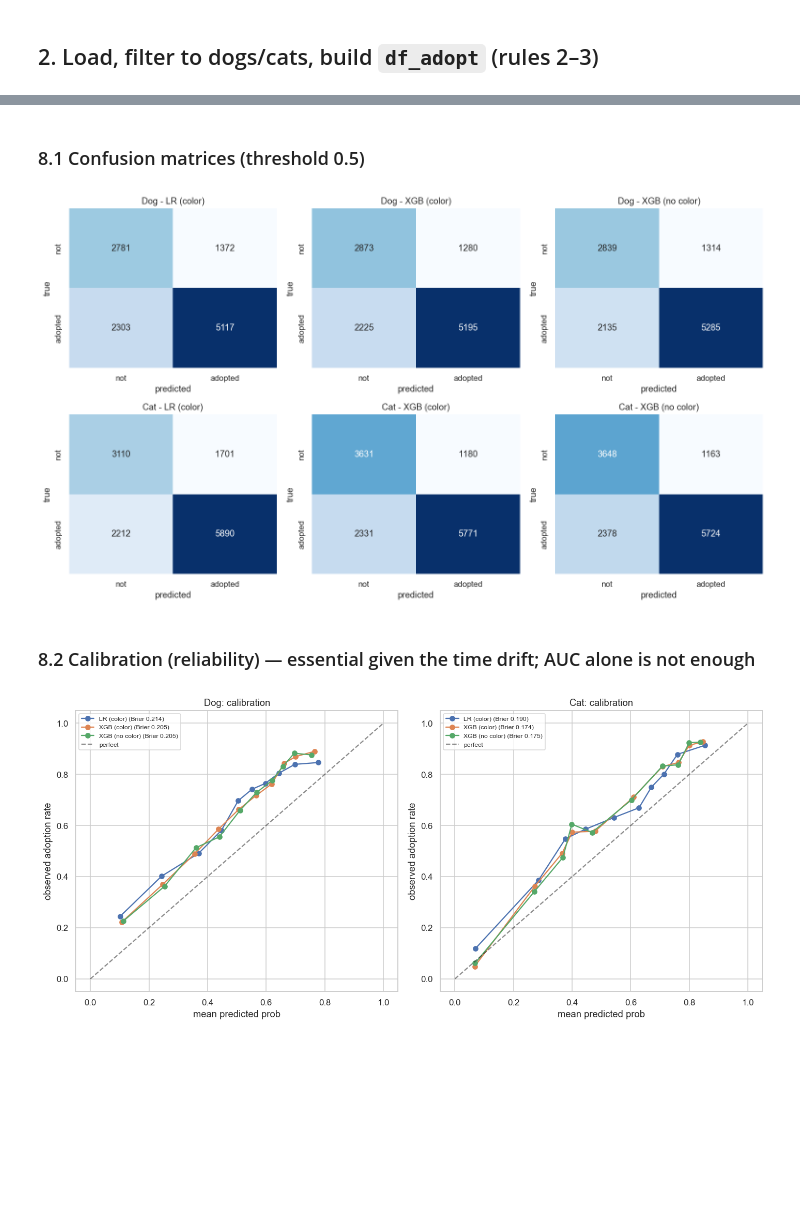
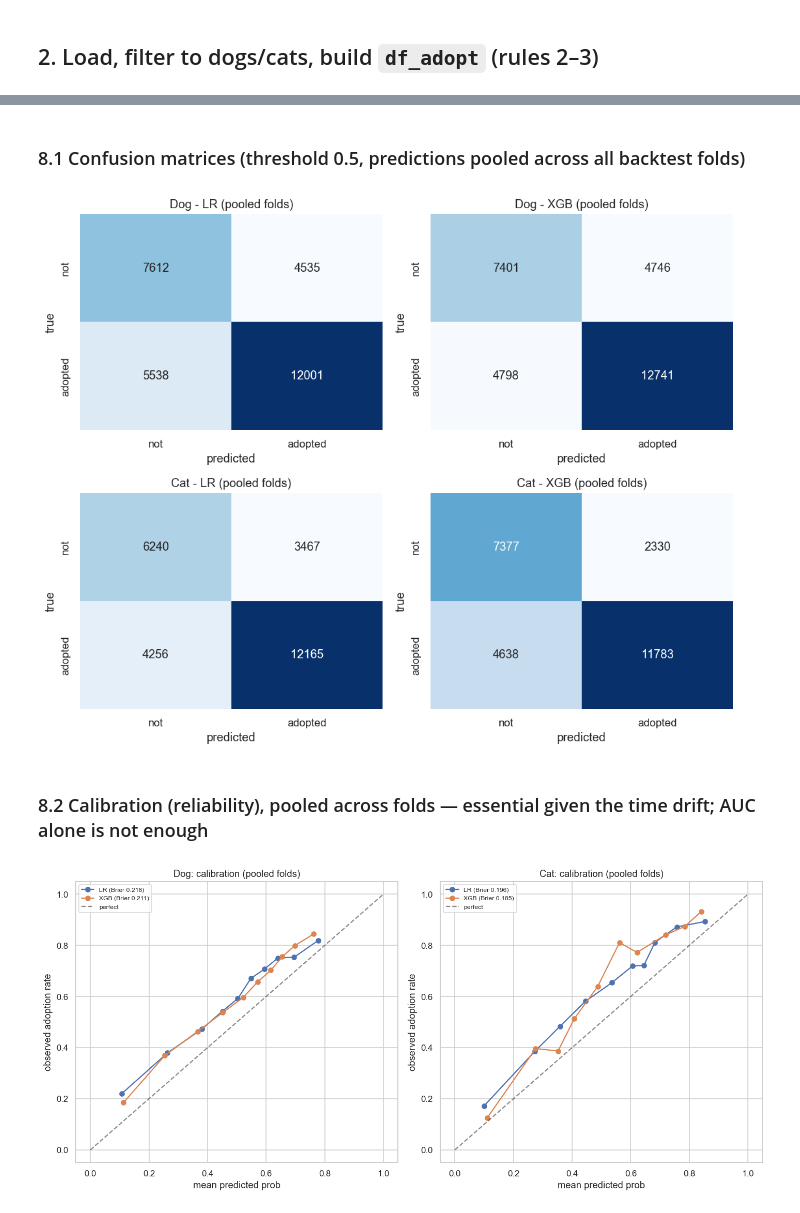
Before and after one commit to chienchien50425-alt/austin-animal-center, a Jupyter notebook: notebooks/03_modeling.ipynb, the cells around one changed output, grey strips where cells are left out. Cells and saved outputs as stored; diff of their text form; code cells hidden in the pictures; blank space fills up the shorter version.

```diff
--- a/notebooks/03_modeling.ipynb
+++ b/notebooks/03_modeling.ipynb
@@ -209,14 +216,19 @@ Same feature *content* for both algorithms; only the **encoding** differs:
 # %%
-def make_preprocessor(algo, sp, include_color):
-    ohe_cols = ['sex', 'intake_reason', 'intake_health_condition']
-    if include_color:
-        ohe_cols += ['color_group', 'secondary_color_group']
+def make_preprocessor(algo, sp, *, use_intake_reason=True, use_breed=None):
+    """Build the per-(algo, species) ColumnTransformer.
+    use_intake_reason / use_breed default to the production config; §9 flips them to ablate."""
+    if use_breed is None:
+        use_breed = USE_BREED[sp]
+
+    ohe_cols = ['sex', 'intake_health_condition']
+    if use_intake_reason:
+        ohe_cols = ['intake_reason'] + ohe_cols
     if algo == 'lr':
         ohe_cols += ['is_sn_cat', 'age_bucket']
 
     transformers = [('ohe', OneHotEncoder(handle_unknown='ignore', sparse_output=False), ohe_cols)]
 
-    if USE_BREED[sp]:
+    if use_breed:
         # top-N most frequent breeds + one 'infrequent' (=Other); unseen test breeds -> infrequent
         transformers.append(('breed',
             OneHotEncoder(handle_unknown='infrequent_if_exist',
@@ -224,18 +236,16 @@ def make_preprocessor(algo, sp, include_color):
             ['primary_breed']))
 
     if algo == 'lr':
-        transformers.append(('scale', StandardScaler(), ['month_sin', 'month_cos']))
         transformers.append(('mix', 'passthrough', ['is_mix']))
-    else:  # xgb: keep numeric raw (XGB handles NaN), month as int
+    else:  # xgb: keep numeric raw (XGB handles NaN natively)
         transformers.append(('num', 'passthrough',
-            ['age_at_intake_days', 'intake_month', 'is_mix', 'is_previously_spayed_neutered']))
+            ['age_at_intake_days', 'is_mix', 'is_previously_spayed_neutered']))
 
     return ColumnTransformer(transformers, remainder='drop')
 
-# quick sanity: feature count per config
+# quick sanity: feature count per production config (on the reference fold's training frame)
 for sp in ['Dog', 'Cat']:
     for algo in ['lr', 'xgb']:
-        p = make_preprocessor(algo, sp, include_color=True)
-        ncol = p.fit_transform(TR[sp]).shape[1]
-        print(f'{sp} {algo}: {ncol} features (with color)')
+        ncol = make_preprocessor(algo, sp).fit_transform(REF_TR[sp]).shape[1]
+        print(f'{sp} {algo}: {ncol} features')
 # %% [output]
@@ -361,30 +405,35 @@ Color contribution (XGB test AUC, with - without):
 # %% [markdown]
-### 8.1 Confusion matrices (threshold 0.5)
+### 8.1 Confusion matrices (threshold 0.5, predictions pooled across all backtest folds)
 # %%
-order = [('Dog', 'LR (color)'), ('Dog', 'XGB (color)'), ('Dog', 'XGB (no color)'),
-         ('Cat', 'LR (color)'), ('Cat', 'XGB (color)'), ('Cat', 'XGB (no color)')]
-fig, axes = plt.subplots(2, 3, figsize=(14, 8))
+# pool every fold's out-of-sample predictions (each year predicted by a model trained only on its past)
+def pooled(sp, tag):
+    ys = np.concatenate([BT_PRED[(Y, sp, tag)][0] for Y in TEST_YEARS])
+    ps = np.concatenate([BT_PRED[(Y, sp, tag)][1] for Y in TEST_YEARS])
+    return ys, ps
+
+order = [('Dog', 'LR'), ('Dog', 'XGB'), ('Cat', 'LR'), ('Cat', 'XGB')]
+fig, axes = plt.subplots(2, 2, figsize=(10, 8))
 for ax, (sp, tag) in zip(axes.ravel(), order):
-    y, proba = PRED_STORE[(sp, tag)]
-    cm = confusion_matrix(y, (proba >= 0.5).astype(int))
+    ys, ps = pooled(sp, tag)
+    cm = confusion_matrix(ys, (ps >= 0.5).astype(int))
     sns.heatmap(cm, annot=True, fmt='d', cmap='Blues', cbar=False, ax=ax,
                 xticklabels=['not', 'adopted'], yticklabels=['not', 'adopted'])
-    ax.set_title(f'{sp} - {tag}'); ax.set_xlabel('predicted'); ax.set_ylabel('true')
+    ax.set_title(f'{sp} - {tag} (pooled folds)'); ax.set_xlabel('predicted'); ax.set_ylabel('true')
 fig.tight_layout(); plt.show()
 # %% [output]
-[figure, old version]
+[figure, new version]
 # %% [markdown]
-### 8.2 Calibration (reliability) — essential given the time drift; AUC alone is not enough
+### 8.2 Calibration (reliability), pooled across folds — essential given the time drift; AUC alone is not enough
 # %%
 fig, axes = plt.subplots(1, 2, figsize=(13, 6))
 for ax, sp in zip(axes, ['Dog', 'Cat']):
-    for tag in ['LR (color)', 'XGB (color)', 'XGB (no color)']:
-        y, proba = PRED_STORE[(sp, tag)]
-        frac, mean = calibration_curve(y, proba, n_bins=10, strategy='quantile')
-        ax.plot(mean, frac, marker='o', label=f'{tag} (Brier {brier_score_loss(y, proba):.3f})')
+    for tag in ['LR', 'XGB']:
+        ys, ps = pooled(sp, tag)
+        frac, mean = calibration_curve(ys, ps, n_bins=10, strategy='quantile')
+        ax.plot(mean, frac, marker='o', label=f'{tag} (Brier {brier_score_loss(ys, ps):.3f})')
     ax.plot([0, 1], [0, 1], 'k--', alpha=0.5, label='perfect')
-    ax.set_title(f'{sp}: calibration'); ax.set_xlabel('mean predicted prob')
+    ax.set_title(f'{sp}: calibration (pooled folds)'); ax.set_xlabel('mean predicted prob')
     ax.set_ylabel('observed adoption rate'); ax.legend(fontsize=8)
 fig.tight_layout(); plt.show()
 # %% [output]
-[figure, old version]
+[figure, new version]
```
Also changed, not shown: parts of 28 cells of this notebook.
